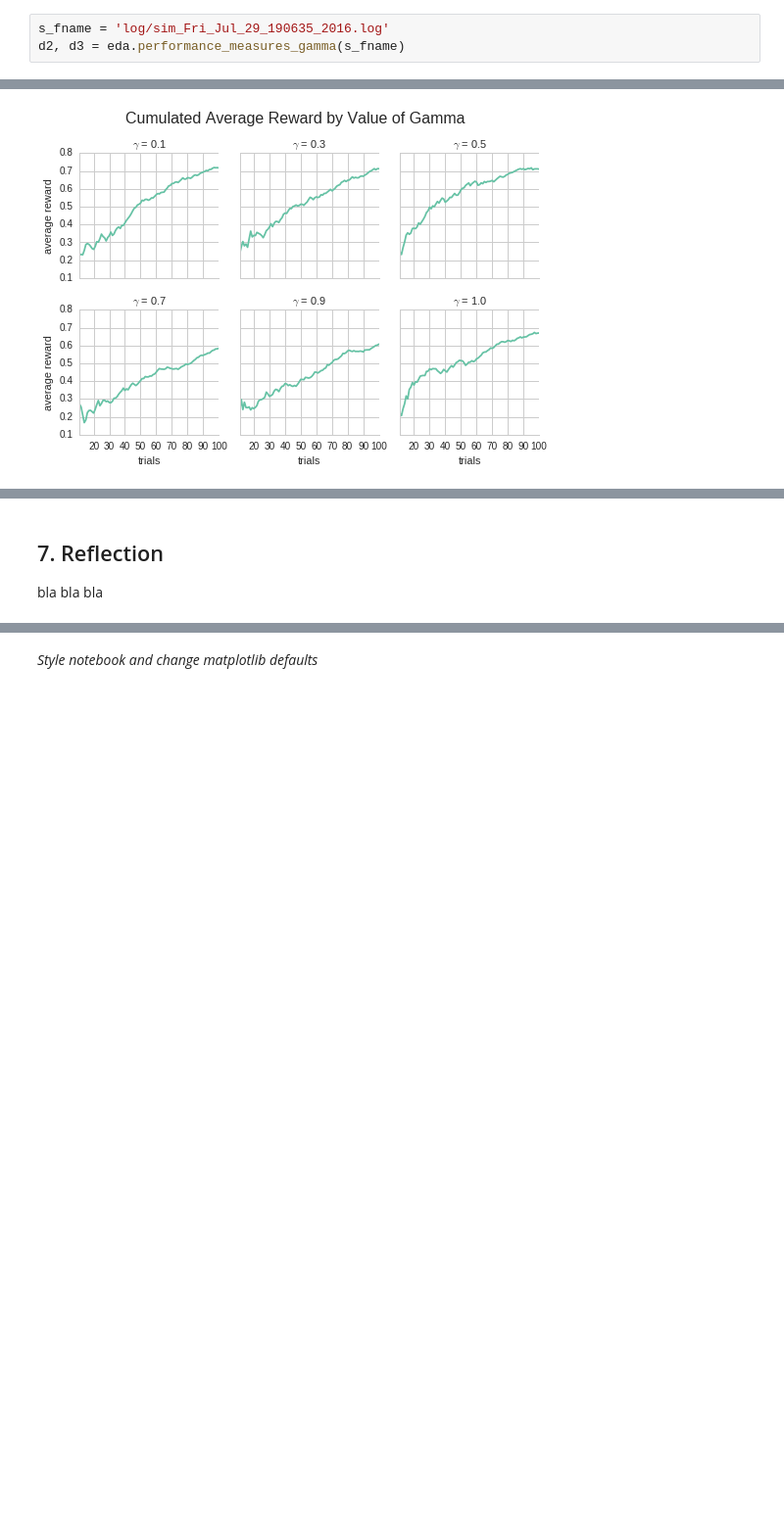
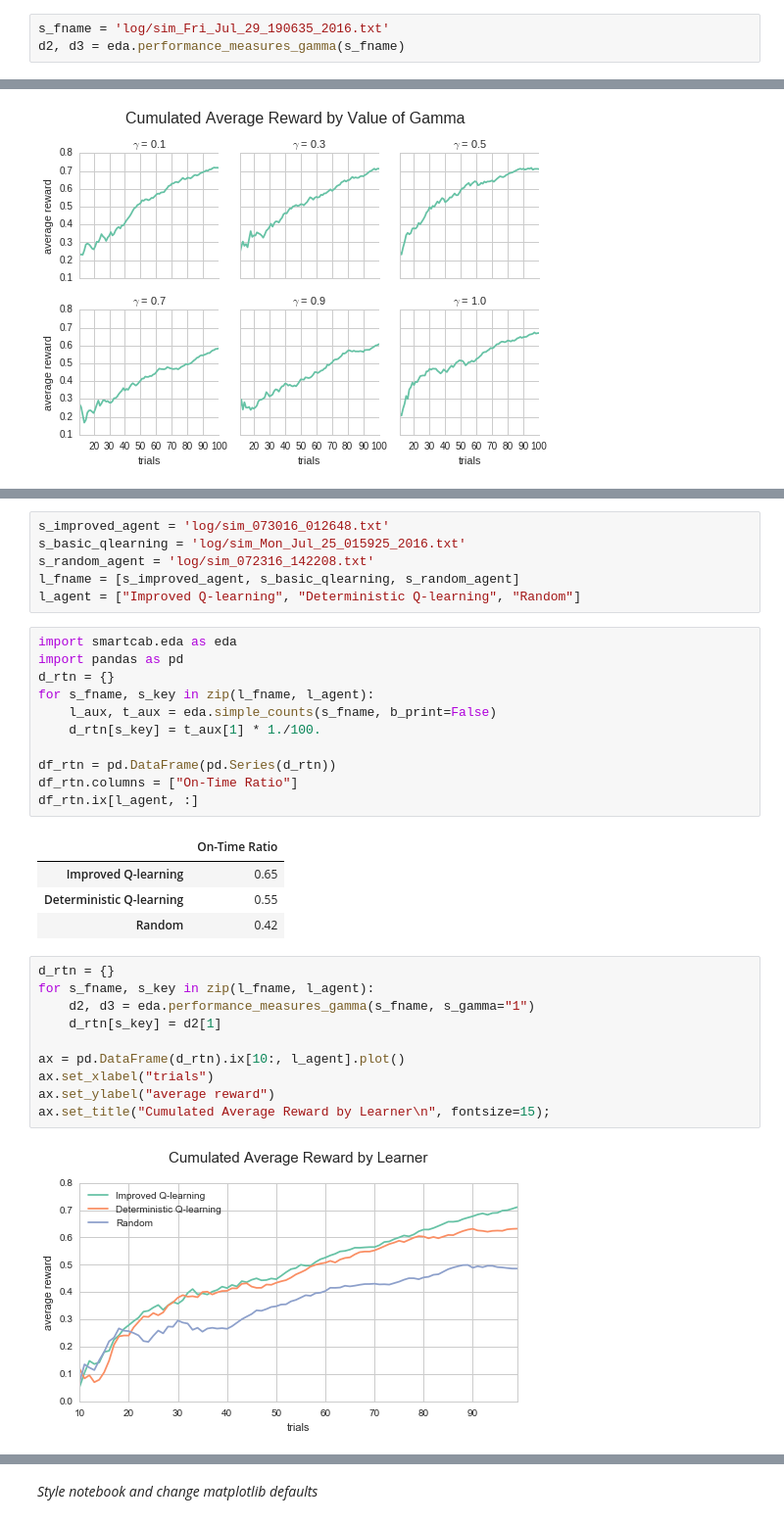
Before and after one commit to ucaiado/Smart_Cab, a Jupyter notebook: smart_cab.ipynb, the cells around one changed output, grey strips where cells are left out. Shown: that part at 98% size. Drawn from its saved outputs; the diff is of its cells as text; blank space fills up the shorter version.

```diff
--- a/smart_cab.ipynb
+++ b/smart_cab.ipynb
@@ -374,7 +374,7 @@ Looking just at the times the agent has completed the route, it doesn't look lik
 
 There is just one remain parameter of the model that was not explored yet:  the $\gamma$. As already explained, the $\gamma$ in the $\hat{Q}$ function is a factor used to discount the immediate successor state to be used to update $\hat{Q}$ table. As $\gamma$ approaches $0$, less "memory" the agent has. So, let's check what happens when we vary this parameter about the average cumulative reward of the learning agent:
 # %%
-s_fname = 'log/sim_Fri_Jul_29_190635_2016.log'
+s_fname = 'log/sim_Fri_Jul_29_190635_2016.txt'
 d2, d3 = eda.performance_measures_gamma(s_fname)
 # %%
 df_plot = pd.DataFrame(d2).iloc[10:, :]
@@ -411,5 +412,34 @@ It is asked to:
-# %% [markdown]
-## 7. Reflection
-
-
-bla bla bla
+# %%
+s_improved_agent = 'log/sim_073016_012648.txt'
+s_basic_qlearning = 'log/sim_Mon_Jul_25_015925_2016.txt'
+s_random_agent = 'log/sim_072316_142208.txt'
+l_fname = [s_improved_agent, s_basic_qlearning, s_random_agent]
+l_agent = ["Improved Q-learning", "Deterministic Q-learning", "Random"]
+# %%
+import smartcab.eda as eda
+import pandas as pd
+d_rtn = {}
+for s_fname, s_key in zip(l_fname, l_agent):
+    l_aux, t_aux = eda.simple_counts(s_fname, b_print=False)
+    d_rtn[s_key] = t_aux[1] * 1./100.
+
+df_rtn = pd.DataFrame(pd.Series(d_rtn))
+df_rtn.columns = ["On-Time Ratio"]
+df_rtn.ix[l_agent, :]
+# %% [output]
+|  | On-Time Ratio |
+| Improved Q-learning | 0.65 |
+| Deterministic Q-learning | 0.55 |
+| Random | 0.42 |
+# %%
+d_rtn = {}
+for s_fname, s_key in zip(l_fname, l_agent):
+    d2, d3 = eda.performance_measures_gamma(s_fname, s_gamma="1")
+    d_rtn[s_key] = d2[1]
+
+ax = pd.DataFrame(d_rtn).ix[10:, l_agent].plot()
+ax.set_xlabel("trials")
+ax.set_ylabel("average reward")
+ax.set_title("Cumulated Average Reward by Learner\n", fontsize=15);
+# %% [output]
+[figure, added]
```
Also changed, not shown: parts of 6 cells of this notebook, 5 other files.
